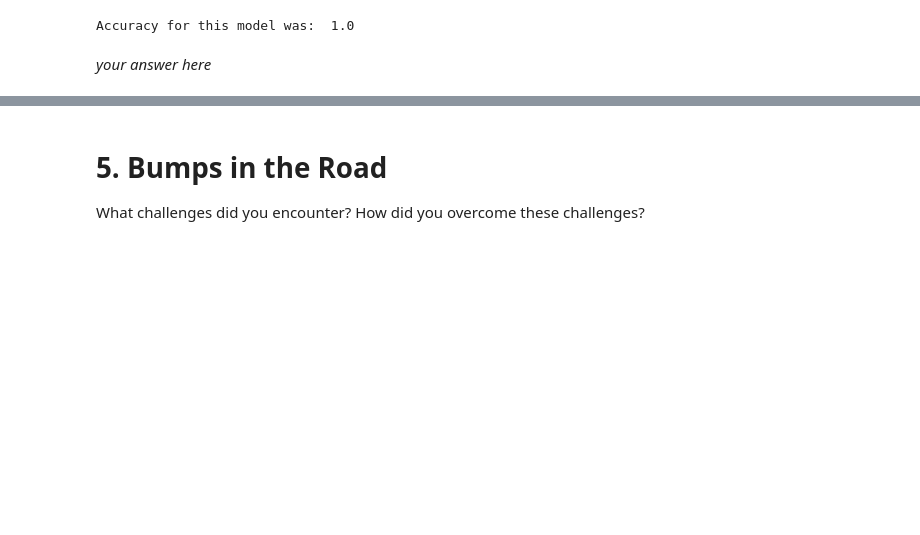
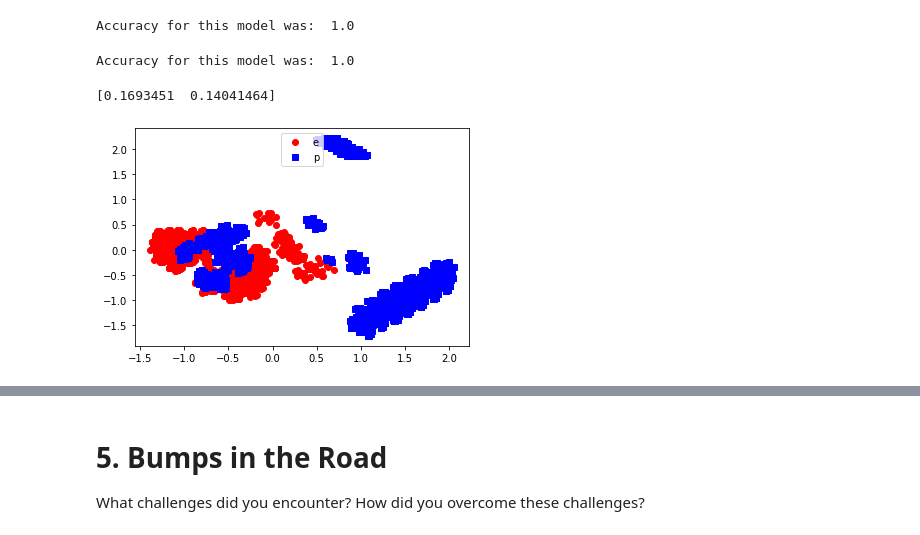
Before and after one commit to j23-cs167/project-2-nickwharff, a Jupyter notebook: Project2_wharff.ipynb, the cells around one changed output, grey strips where cells are left out. Drawn from its saved outputs; the diff is of its cells as text; code cells hidden in the pictures; blank space fills up the shorter version.

```diff
--- a/Project2_wharff.ipynb
+++ b/Project2_wharff.ipynb
@@ -197,5 +249,49 @@ wknn_pre = opt_wknn.predict(test_data)
 print('Accuracy for this model was: ', metrics.accuracy_score(wknn_pre, test_sln))
 # %% [output]
 Accuracy for this model was:  1.0
-# %% [markdown]
-*your answer here*
+# %%
+opt_sgd = SGDClassifier()
+opt_sgd.fit(train_data, train_sln)
+sgd_pre = opt_sgd.predict(test_data)
+
+print('Accuracy for this model was: ', metrics.accuracy_score(sgd_pre, test_sln))
+# %% [output]
+Accuracy for this model was:  1.0
+# %%
+#PCA
+
+from sklearn.decomposition import PCA
+from sklearn.feature_selection import SelectKBest
+
+selector = SelectKBest(k=2)
+selector.fit(train_data,train_sln)
+train_transformed = selector.transform(train_data)
+test_transformed = selector.transform(test_data)
+
+
+extractor = PCA(n_components=2, whiten=True)
+
+extractor.fit(train_data)
+print(extractor.explained_variance_ratio_)
+
+train_transformed = extractor.transform(train_data)
+test_transformed = extractor.transform(test_data)
+
+
+#visualizing the new axes
+#PCA gives it back as numpy array
+tdf = pd.DataFrame(train_transformed)
+#next line: probably not the best way
+tdf['class'] = pd.Series(list(train_sln))
+
+
+edible_series = tdf[ tdf['class'] == 'e' ]
+poisonous_series = tdf[ tdf['class'] == 'p' ]
+
+plt.plot(edible_series[0],edible_series[1],'ro',label='e')
+plt.plot(poisonous_series[0],poisonous_series[1],'bs',label='p')
+plt.legend(loc='upper center')
+plt.show()
+# %% [output]
+[0.1693451  0.14041464]
+[figure, added]
```
Also changed, not shown: parts of 9 cells of this notebook.
